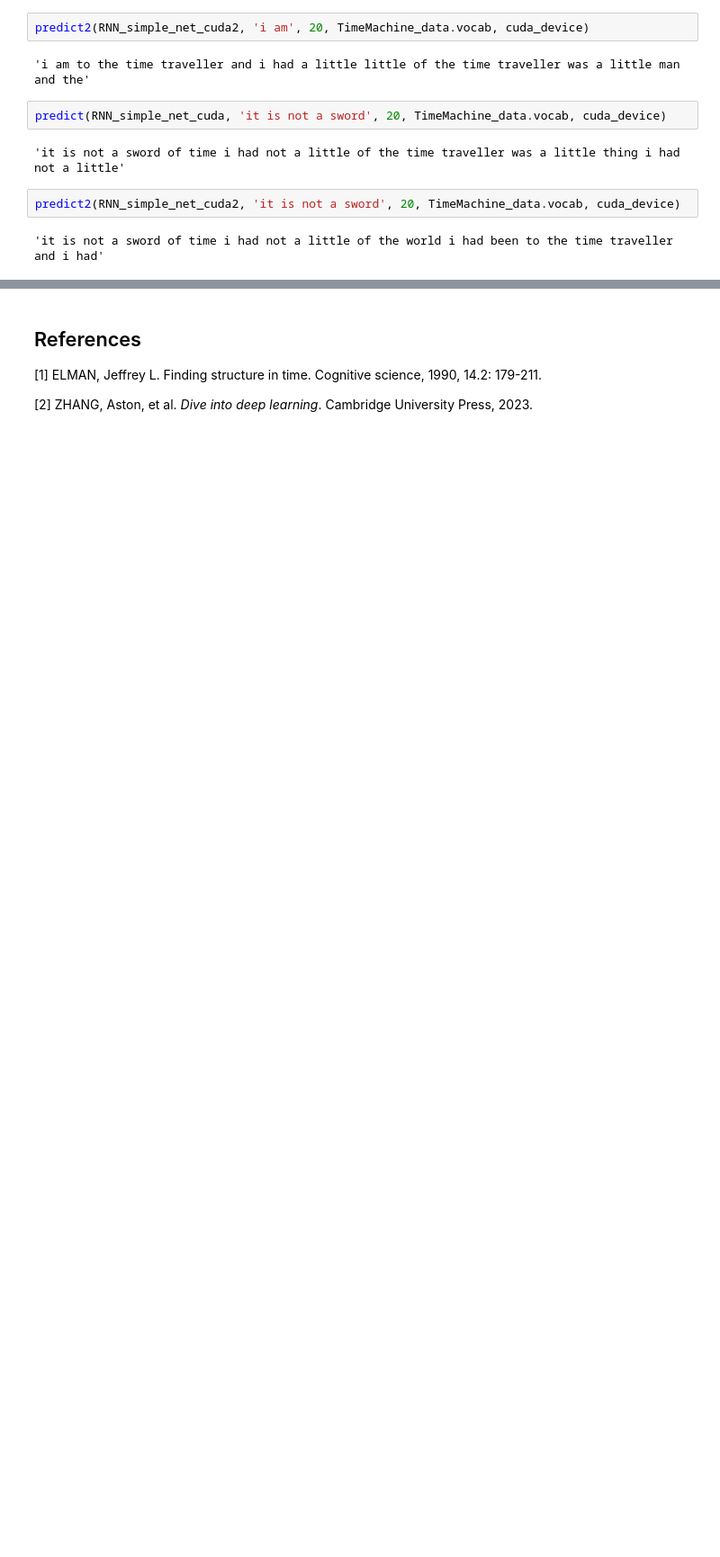
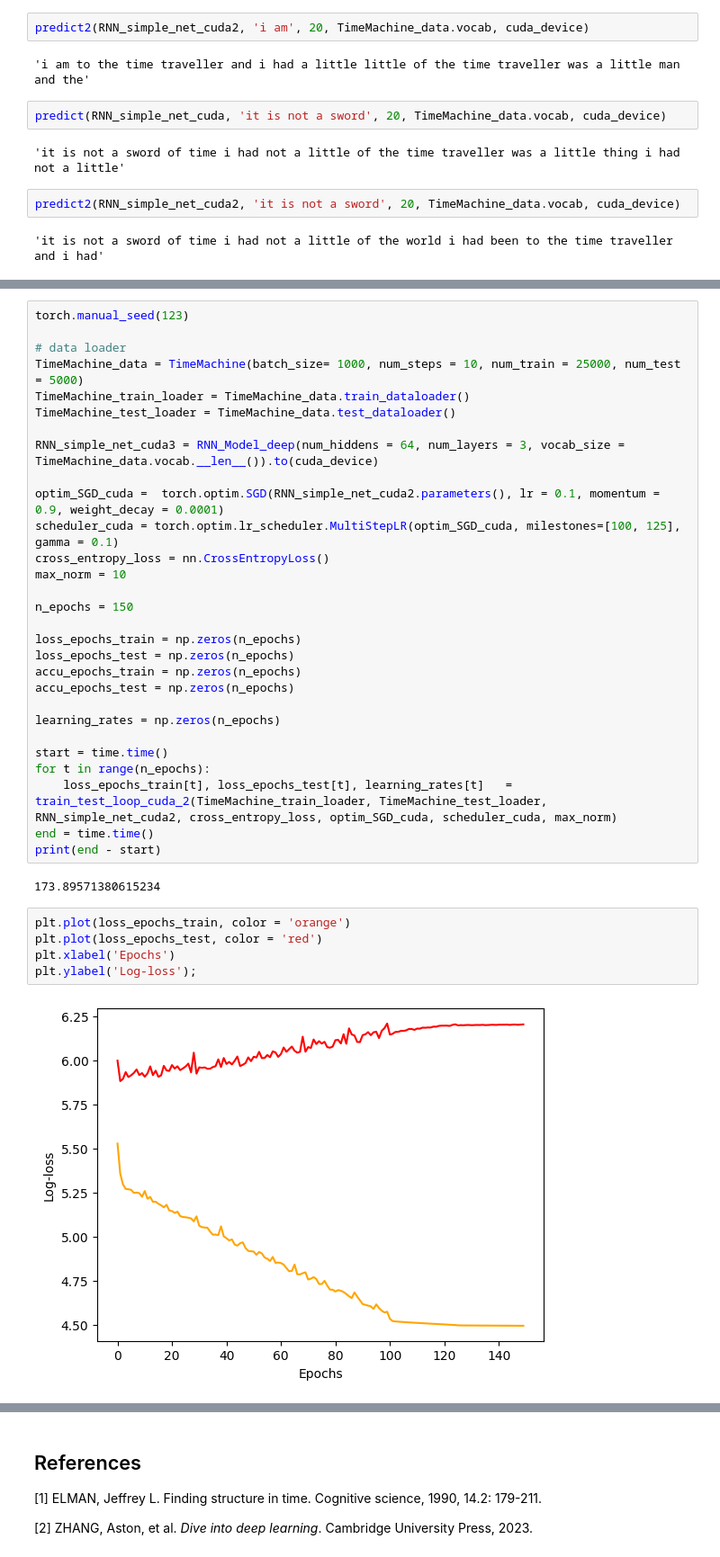
Before and after one commit to fejlek/Nine-Circles-ML1, a Jupyter notebook: 4 Fourth Circle - Neural Networks/Fourth_circle_neural_3a_rnn_intro.ipynb, the cells around one changed output, grey strips where cells are left out. Shown at 90% size. Saved outputs shown, nothing was run; the diff lists cells and outputs as text; blank space fills up the shorter version.

```diff
--- a/4 Fourth Circle - Neural Networks/Fourth_circle_neural_3a_rnn_intro.ipynb
+++ b/4 Fourth Circle - Neural Networks/Fourth_circle_neural_3a_rnn_intro.ipynb
@@ -918,0 +948,38 @@ As with convolutional neural networks, the development of RNNs did not stop with
+# %%
+torch.manual_seed(123)
+
+# data loader
+TimeMachine_data = TimeMachine(batch_size= 1000, num_steps = 10, num_train = 25000, num_test = 5000)
+TimeMachine_train_loader = TimeMachine_data.train_dataloader()
+TimeMachine_test_loader = TimeMachine_data.test_dataloader()
+
+RNN_simple_net_cuda3 = RNN_Model_deep(num_hiddens = 64, num_layers = 3, vocab_size = TimeMachine_data.vocab.__len__()).to(cuda_device)
+
+optim_SGD_cuda =  torch.optim.SGD(RNN_simple_net_cuda2.parameters(), lr = 0.1, momentum = 0.9, weight_decay = 0.0001)
+scheduler_cuda = torch.optim.lr_scheduler.MultiStepLR(optim_SGD_cuda, milestones=[100, 125], gamma = 0.1)
+cross_entropy_loss = nn.CrossEntropyLoss()
+max_norm = 10
+
+n_epochs = 150
+
+loss_epochs_train = np.zeros(n_epochs)
+loss_epochs_test = np.zeros(n_epochs)
+accu_epochs_train = np.zeros(n_epochs)
+accu_epochs_test = np.zeros(n_epochs)
+
+learning_rates = np.zeros(n_epochs)
+
+start = time.time()
+for t in range(n_epochs):
+    loss_epochs_train[t], loss_epochs_test[t], learning_rates[t]   = train_test_loop_cuda_2(TimeMachine_train_loader, TimeMachine_test_loader, RNN_simple_net_cuda2, cross_entropy_loss, optim_SGD_cuda, scheduler_cuda, max_norm)
+end = time.time()
+print(end - start)
+# %% [output]
+173.89571380615234
+# %%
+plt.plot(loss_epochs_train, color = 'orange')
+plt.plot(loss_epochs_test, color = 'red')
+plt.xlabel('Epochs')
+plt.ylabel('Log-loss');
+# %% [output]
+[figure, added]
```
Also changed, not shown: parts of 20 cells of this notebook, 3 other files.
